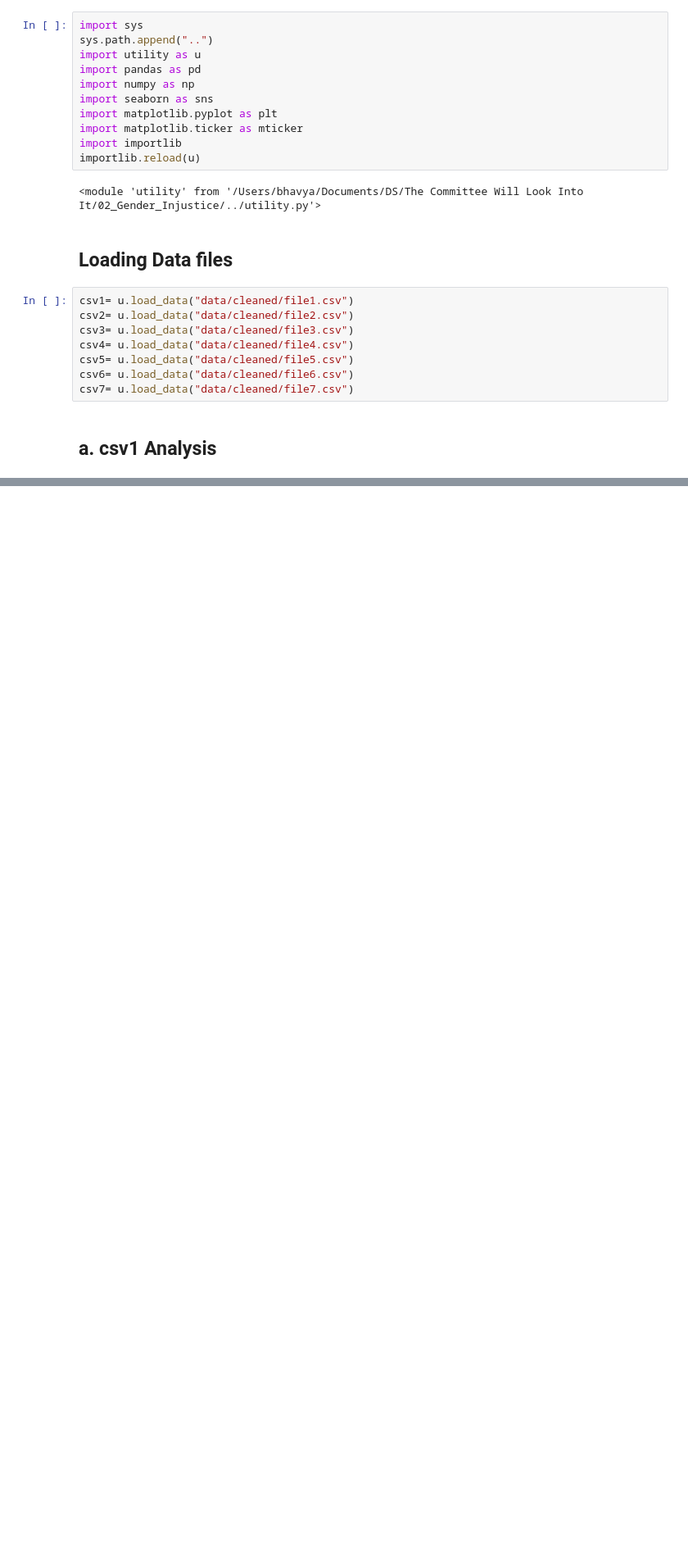
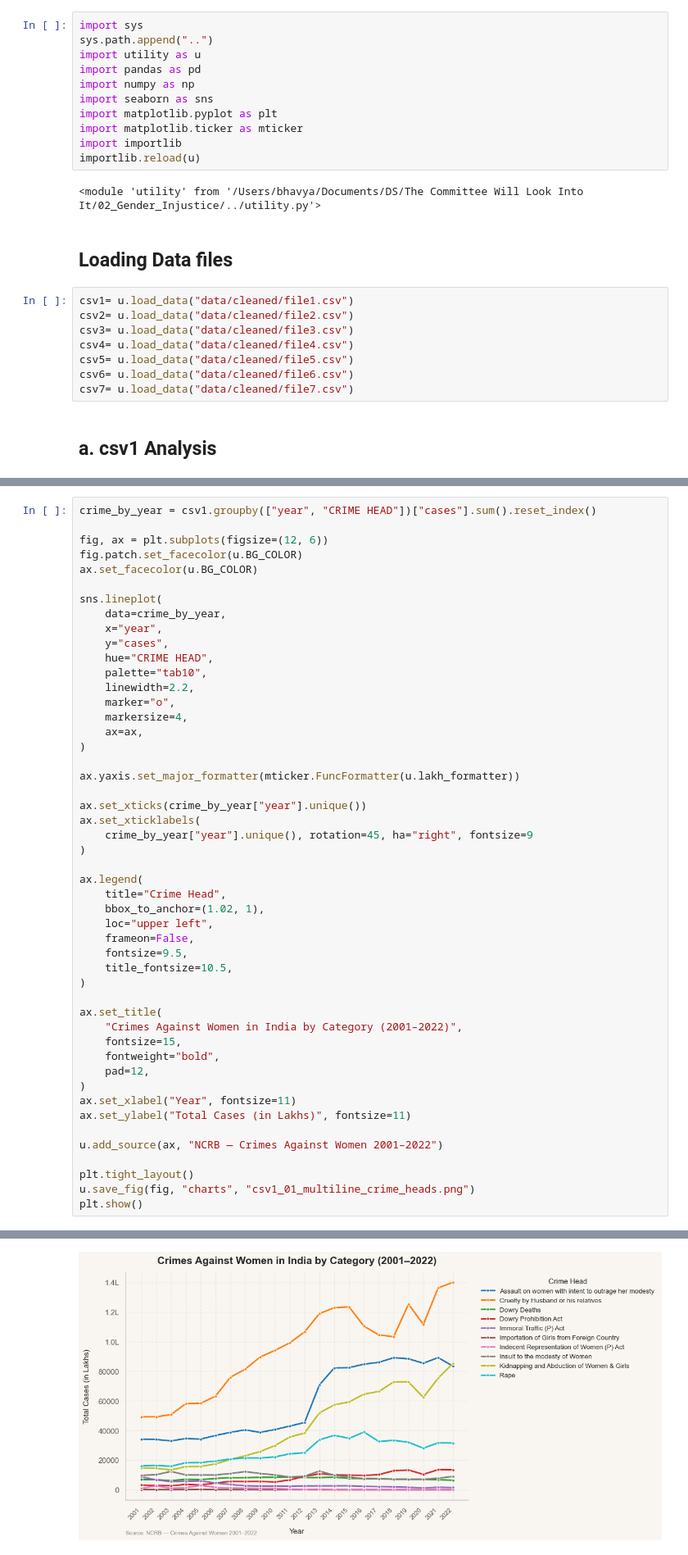
Before and after one commit to bhavya25-ds/The-Committee-Will-Look-Into-It, a Jupyter notebook: 02_Gender_Injustice/03_Analysis.ipynb, the cells around one changed output, grey strips where cells are left out. Shown at 82% size. Drawn from its saved outputs; the diff is of its cells as text; blank space fills up the shorter version.

```diff
--- a/02_Gender_Injustice/03_Analysis.ipynb
+++ b/02_Gender_Injustice/03_Analysis.ipynb
@@ -61,0 +38,50 @@ Chart saved- charts/csv1_01_total_crimes_per_year.png
+# %%
+crime_by_year = csv1.groupby(["year", "CRIME HEAD"])["cases"].sum().reset_index()
+
+fig, ax = plt.subplots(figsize=(12, 6))
+fig.patch.set_facecolor(u.BG_COLOR)
+ax.set_facecolor(u.BG_COLOR)
+
+sns.lineplot(
+    data=crime_by_year,
+    x="year",
+    y="cases",
+    hue="CRIME HEAD",
+    palette="tab10",
+    linewidth=2.2,
+    marker="o",
+    markersize=4,
+    ax=ax,
+)
+
+ax.yaxis.set_major_formatter(mticker.FuncFormatter(u.lakh_formatter))
+
+ax.set_xticks(crime_by_year["year"].unique())
+ax.set_xticklabels(
+    crime_by_year["year"].unique(), rotation=45, ha="right", fontsize=9
+)
+
+ax.legend(
+    title="Crime Head",
+    bbox_to_anchor=(1.02, 1),
+    loc="upper left",
+    frameon=False,
+    fontsize=9.5,
+    title_fontsize=10.5,
+)
+
+ax.set_title(
+    "Crimes Against Women in India by Category (2001–2022)",
+    fontsize=15,
+    fontweight="bold",
+    pad=12,
+)
+ax.set_xlabel("Year", fontsize=11)
+ax.set_ylabel("Total Cases (in Lakhs)", fontsize=11)
+
+u.add_source(ax, "NCRB — Crimes Against Women 2001–2022")
+
+plt.tight_layout()
+u.save_fig(fig, "charts", "csv1_01_multiline_crime_heads.png")
+plt.show()
+# %% [output]
@@ -61,0 +89 @@ Chart saved- charts/csv1_01_total_crimes_per_year.png
+[figure, added]
```
Also changed, not shown: parts of 6 cells of this notebook, 5 other files.
